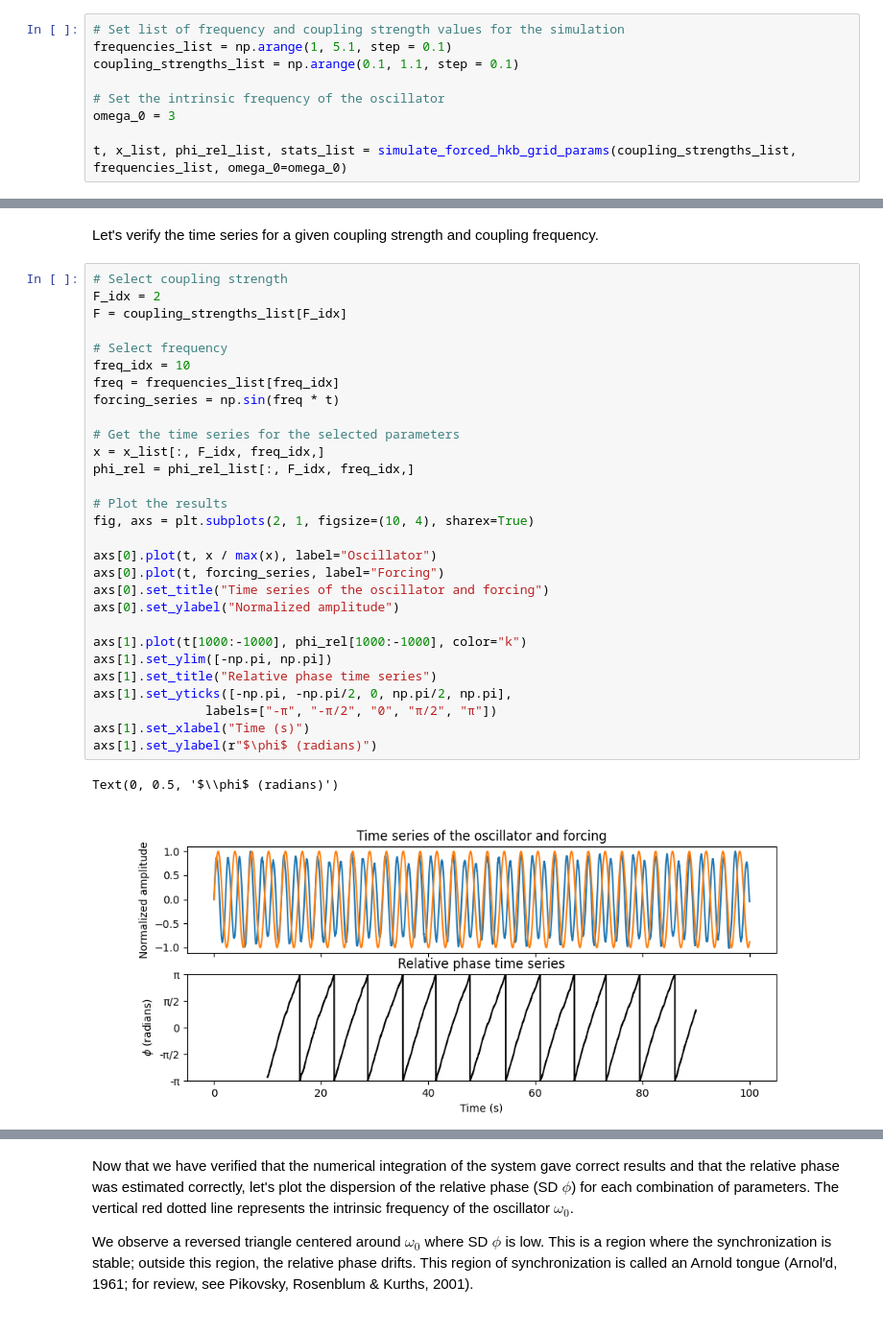
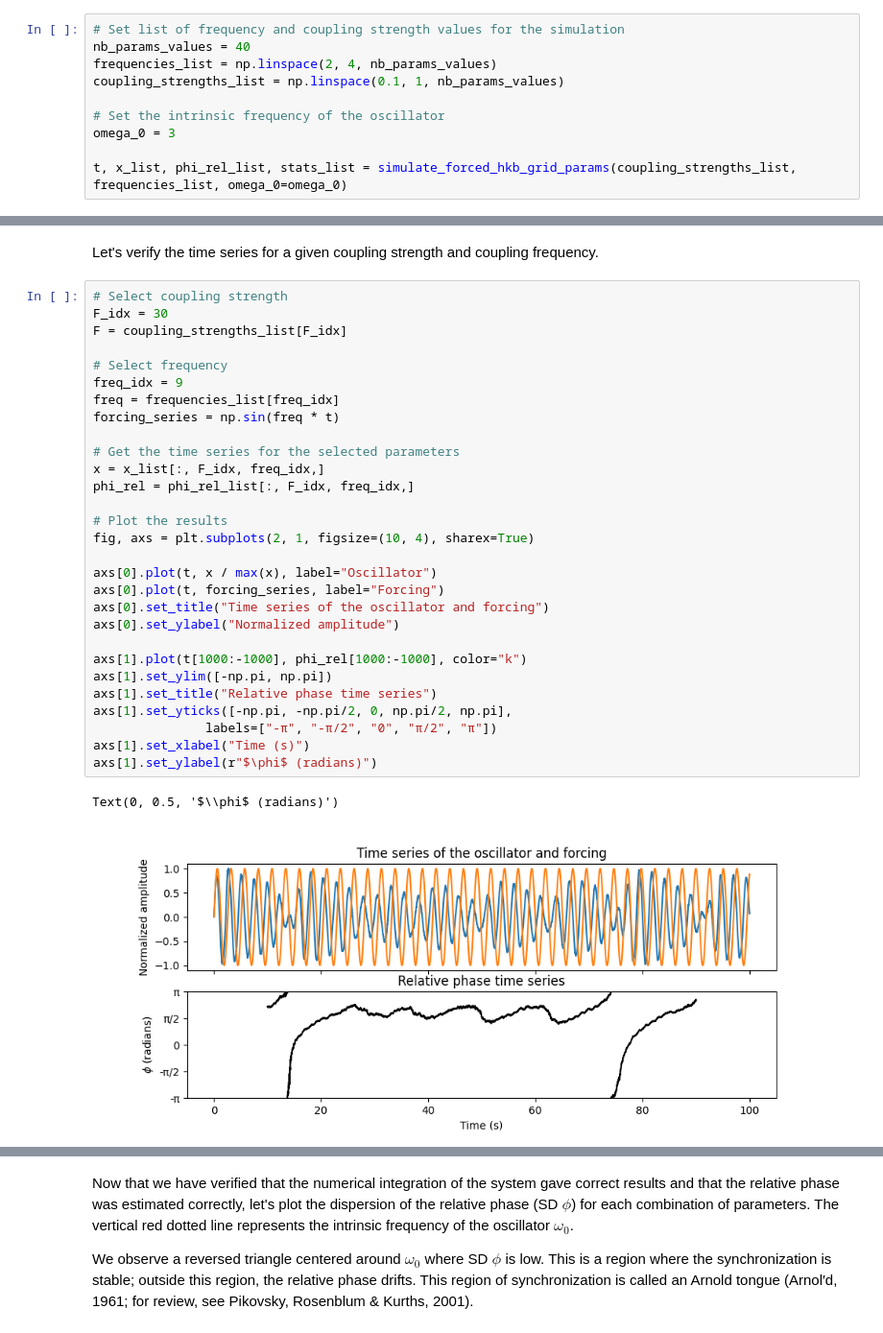
Before and after one commit to martinleguennec/Simulate-Arnold-tongue, a Jupyter notebook: main.ipynb, the cells around one changed output, grey strips where cells are left out. Shown at 96% size. Cells and saved outputs as stored; diff of their text form.

```diff
--- a/main.ipynb
+++ b/main.ipynb
@@ -22,8 +23,9 @@ $$\begin{align*}
 The third dimension encodes for time and is used in the first dimension of the model.
 # %%
 # Set list of frequency and coupling strength values for the simulation
-frequencies_list = np.arange(1, 5.1, step = 0.1)
-coupling_strengths_list = np.arange(0.1, 1.1, step = 0.1)
+nb_params_values = 40
+frequencies_list = np.linspace(2, 4, nb_params_values)
+coupling_strengths_list = np.linspace(0.1, 1, nb_params_values)
 
 # Set the intrinsic frequency of the oscillator
 omega_0 = 3
@@ -46,33 +61,33 @@ Total simulation time: 0.92 minutes
 Let's verify the time series for a given coupling strength and coupling frequency.
 # %%
 # Select coupling strength
-F_idx = 2
+F_idx = 30
 F = coupling_strengths_list[F_idx]
 
 # Select frequency
-freq_idx = 10
+freq_idx = 9
 freq = frequencies_list[freq_idx]
 forcing_series = np.sin(freq * t)
 
 # Get the time series for the selected parameters
 x = x_list[:, F_idx, freq_idx,]
 phi_rel = phi_rel_list[:, F_idx, freq_idx,]
 
 # Plot the results
 fig, axs = plt.subplots(2, 1, figsize=(10, 4), sharex=True)
 
 axs[0].plot(t, x / max(x), label="Oscillator")
 axs[0].plot(t, forcing_series, label="Forcing")
 axs[0].set_title("Time series of the oscillator and forcing")
 axs[0].set_ylabel("Normalized amplitude")
 
 axs[1].plot(t[1000:-1000], phi_rel[1000:-1000], color="k")
 axs[1].set_ylim([-np.pi, np.pi])
 axs[1].set_title("Relative phase time series")
 axs[1].set_yticks([-np.pi, -np.pi/2, 0, np.pi/2, np.pi],
                labels=["-π", "-π/2", "0", "π/2", "π"])
 axs[1].set_xlabel("Time (s)")
 axs[1].set_ylabel(r"$\phi$ (radians)")
 # %% [output]
 Text(0, 0.5, '$\\phi$ (radians)')
-[figure, old version]
+[figure, new version]
```
Also changed, not shown: parts of 5 cells of this notebook, 1 other file.
